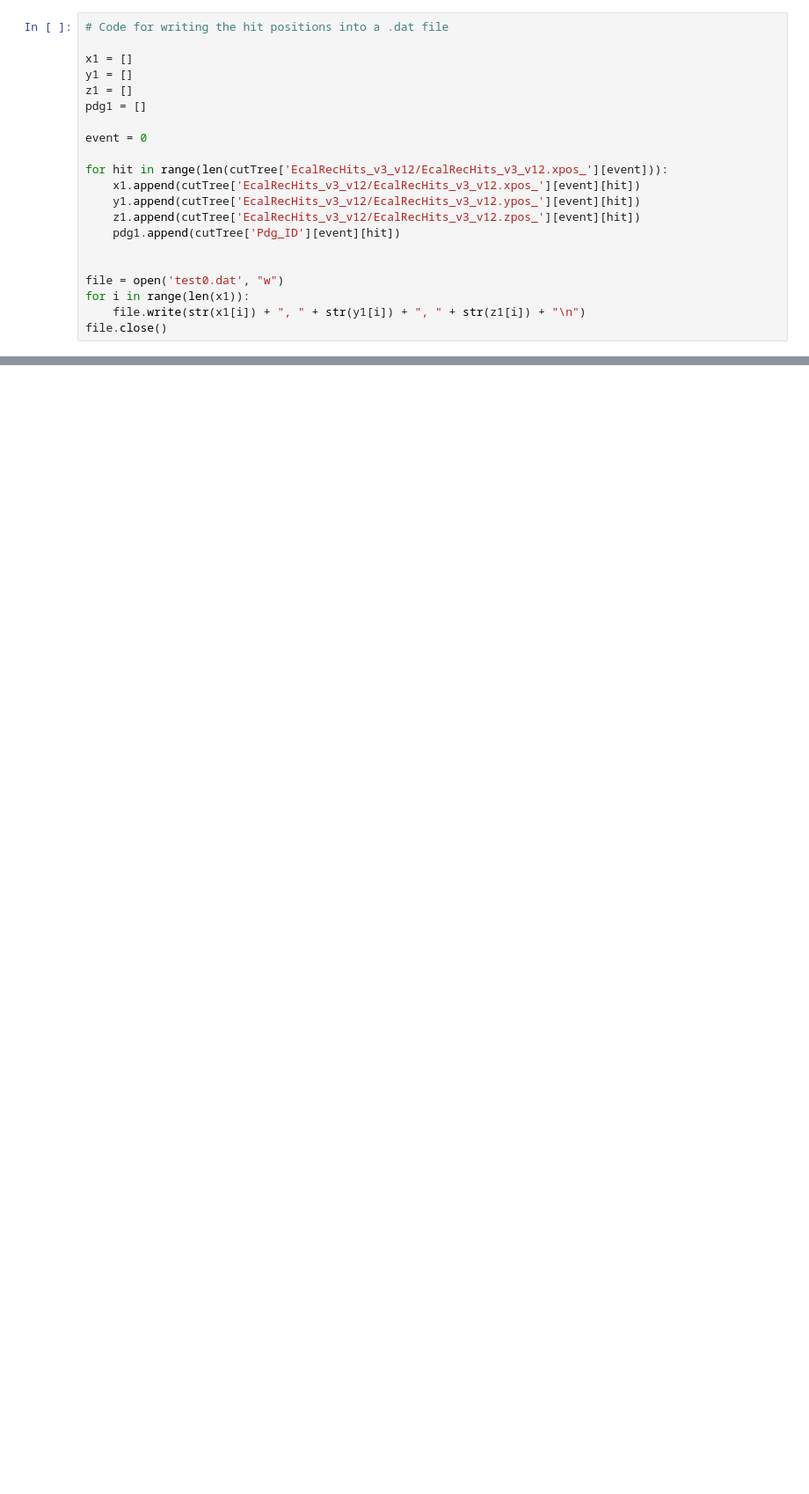
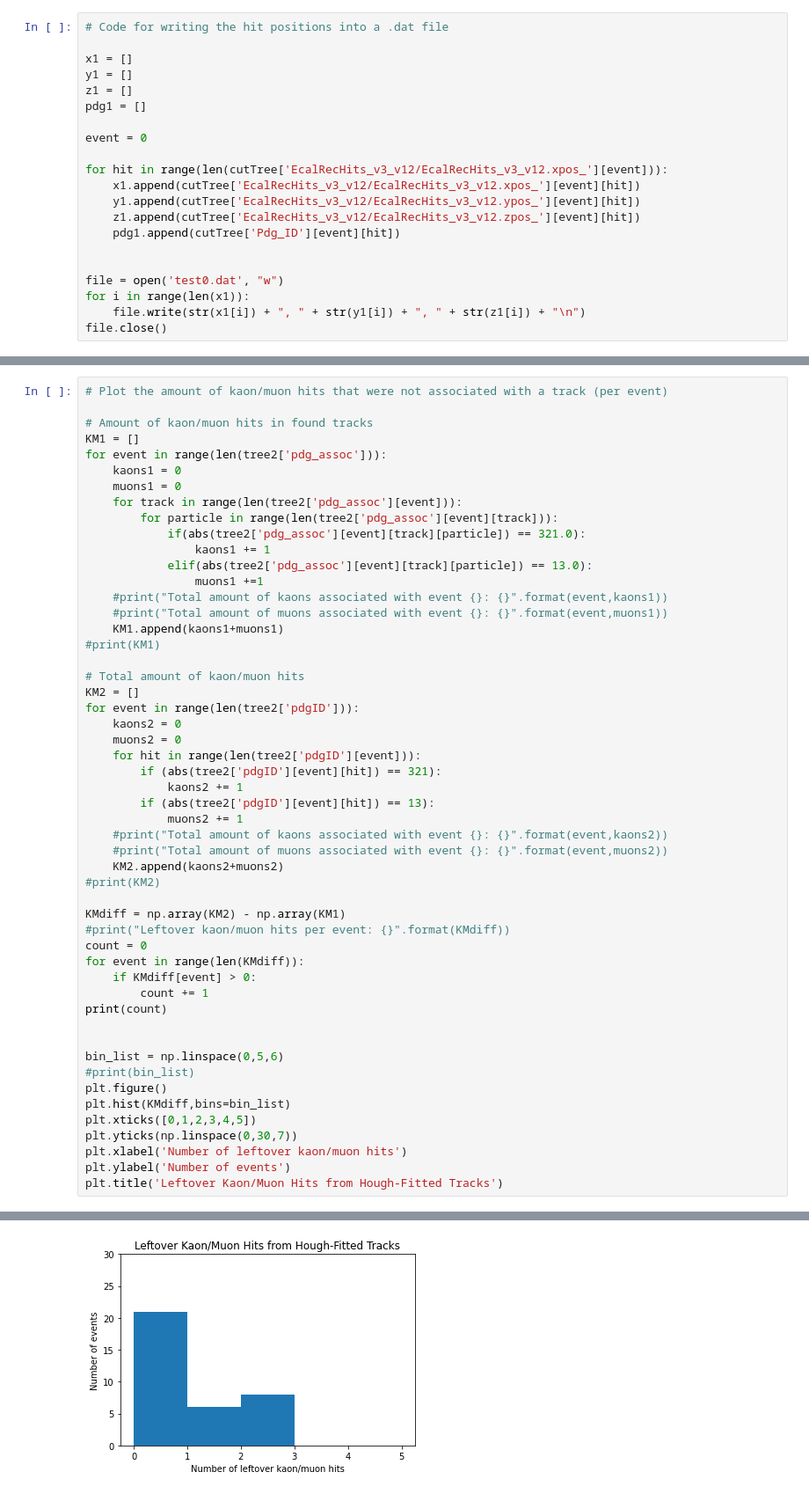
Before and after one commit to pbutti/ldmx_notebooks, a Jupyter notebook: triplets.ipynb, the cells around one changed output, grey strips where cells are left out. Shown at 88% size. Cells and saved outputs as stored; diff of their text form; blank space fills up the shorter version.

```diff
--- a/triplets.ipynb
+++ b/triplets.ipynb
@@ -280,0 +341,53 @@ for branch2 in branches2:
+# %%
+# Plot the amount of kaon/muon hits that were not associated with a track (per event)
+
+# Amount of kaon/muon hits in found tracks
+KM1 = []
+for event in range(len(tree2['pdg_assoc'])):
+    kaons1 = 0
+    muons1 = 0
+    for track in range(len(tree2['pdg_assoc'][event])):
+        for particle in range(len(tree2['pdg_assoc'][event][track])):
+            if(abs(tree2['pdg_assoc'][event][track][particle]) == 321.0):
+                kaons1 += 1
+            elif(abs(tree2['pdg_assoc'][event][track][particle]) == 13.0):
+                muons1 +=1
+    #print("Total amount of kaons associated with event {}: {}".format(event,kaons1))
+    #print("Total amount of muons associated with event {}: {}".format(event,muons1))
+    KM1.append(kaons1+muons1)
+#print(KM1)
+
+# Total amount of kaon/muon hits
+KM2 = []
+for event in range(len(tree2['pdgID'])):
+    kaons2 = 0
+    muons2 = 0
+    for hit in range(len(tree2['pdgID'][event])):
+        if (abs(tree2['pdgID'][event][hit]) == 321):
+            kaons2 += 1
+        if (abs(tree2['pdgID'][event][hit]) == 13):
+            muons2 += 1
+    #print("Total amount of kaons associated with event {}: {}".format(event,kaons2))
+    #print("Total amount of muons associated with event {}: {}".format(event,muons2))
+    KM2.append(kaons2+muons2)
+#print(KM2)
+
+KMdiff = np.array(KM2) - np.array(KM1)
+#print("Leftover kaon/muon hits per event: {}".format(KMdiff))
+count = 0
+for event in range(len(KMdiff)):
+    if KMdiff[event] > 0:
+        count += 1
+print(count)
+
+
+bin_list = np.linspace(0,5,6)
+#print(bin_list)
+plt.figure()
+plt.hist(KMdiff,bins=bin_list)
+plt.xticks([0,1,2,3,4,5])
+plt.yticks(np.linspace(0,30,7))
+plt.xlabel('Number of leftover kaon/muon hits')
+plt.ylabel('Number of events')
+plt.title('Leftover Kaon/Muon Hits from Hough-Fitted Tracks')
+# %% [output]
@@ -280,0 +396 @@ for branch2 in branches2:
+[figure, added]
```
Also changed, not shown: parts of 6 cells of this notebook.
